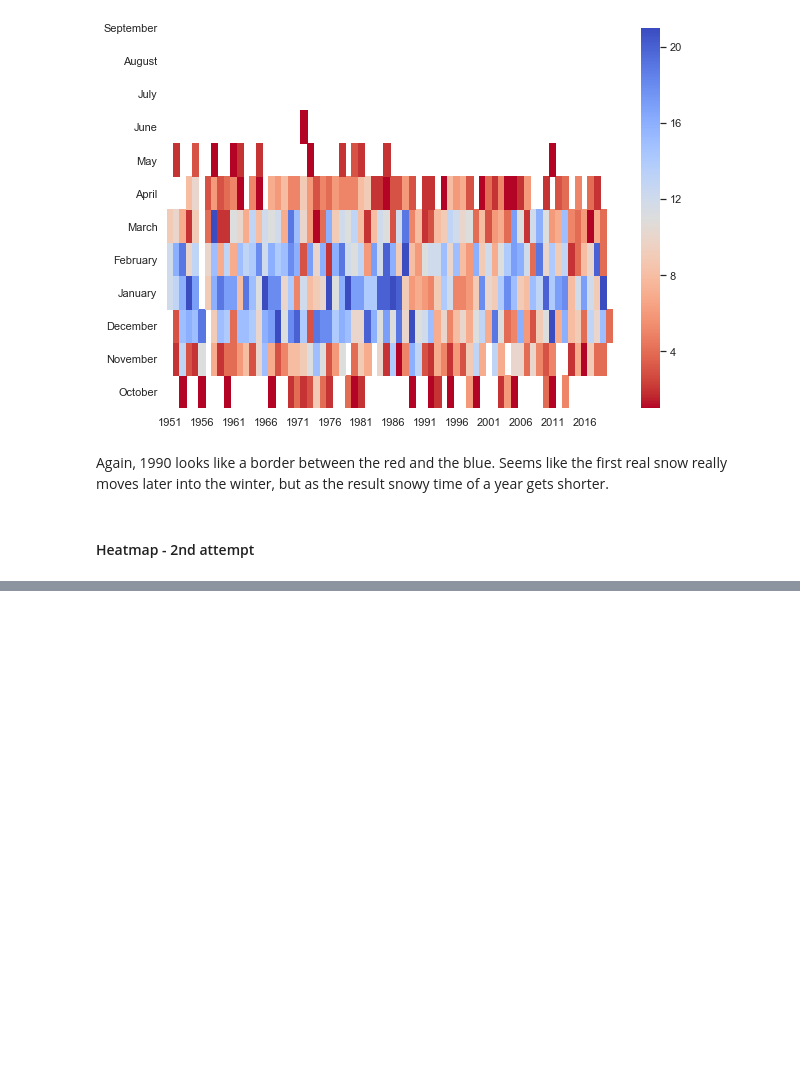
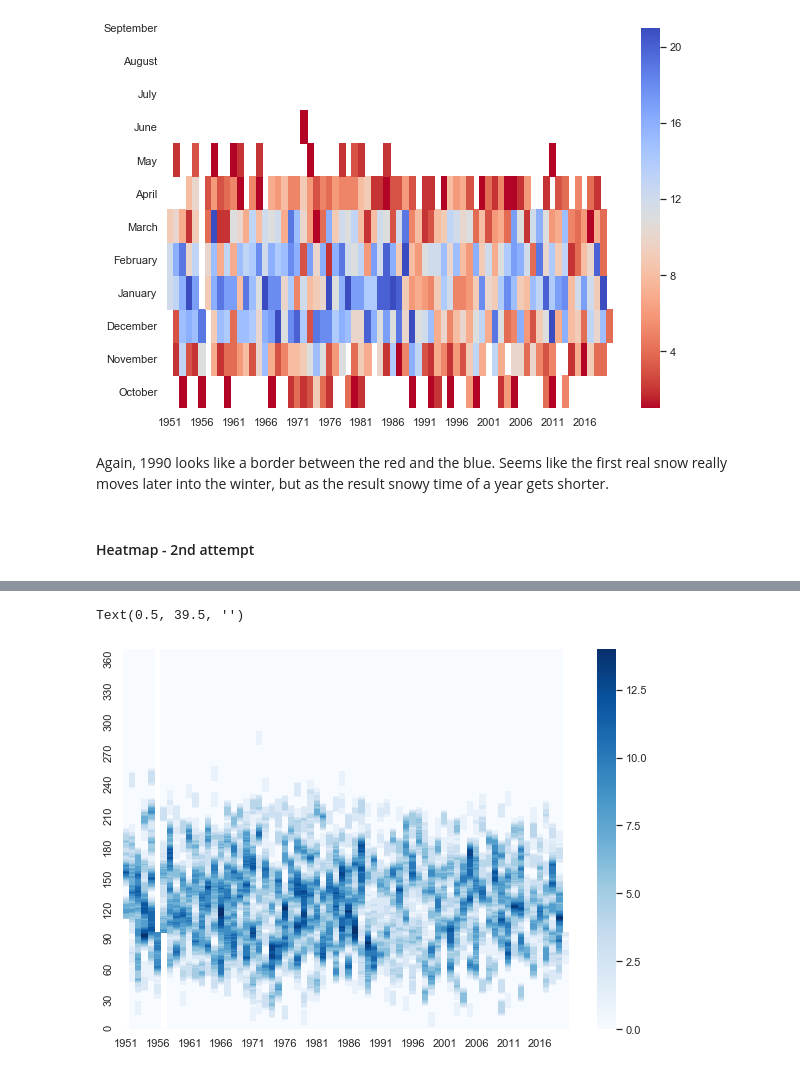
Before and after one commit to olakraso/Climate_change, a Jupyter notebook: Analysis_snow.ipynb, the cells around one changed output, grey strips where cells are left out. Cells and saved outputs as stored; diff of their text form; code cells hidden in the pictures; blank space fills up the shorter version.

Commit message:
Dates are sorted in Get_the_data before saving to the file. Additional heat is added in Analysis_snow.

```diff
--- a/Analysis_snow.ipynb
+++ b/Analysis_snow.ipynb
@@ -262,0 +279,24 @@ NameError: name 'bw_days_with_snow' is not defined
+# %%
+def did_it_snow(r):
+    if (r['prec_type'] == 'S') | (r['prec_type']=='s'): return 1
+    else: return 0
+
+bialowieza['snow'] = bialowieza.apply(did_it_snow, axis=1)
+# %%
+bialowieza['days_with_snow_14'] = bialowieza.snow.rolling(window=14).sum()
+# %%
+bialowieza['day_num'] = bialowieza.apply(day_num, axis=1).astype('Int64')
+bialowieza['winter'] = bialowieza.apply(winter, axis=1)
+# %%
+bialowieza_snow_pivot_14 = pd.pivot_table(bialowieza,values = 'days_with_snow_14',index='day_num',columns='winter',aggfunc='min')
+# %%
+fig, ax = plt.subplots(figsize=(10,7))
+ax = sns.heatmap(bialowieza_snow_pivot_14,cmap="Blues",
+                yticklabels = 30,
+                xticklabels = 5)
+ax.invert_yaxis()
+ax.set_ylabel('')
+ax.set_xlabel('')
+# %% [output]
+Text(0.5, 39.5, '')
+[figure, added]
```
Also changed, not shown: parts of 9 cells of this notebook, 1 other file.
